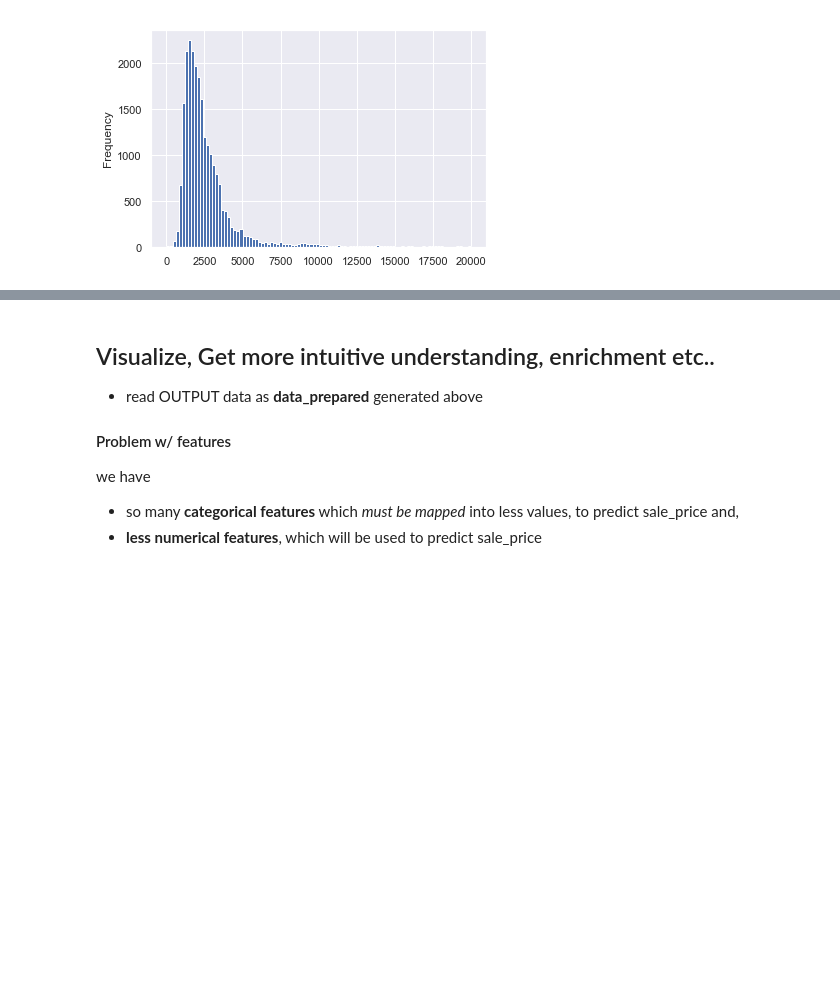
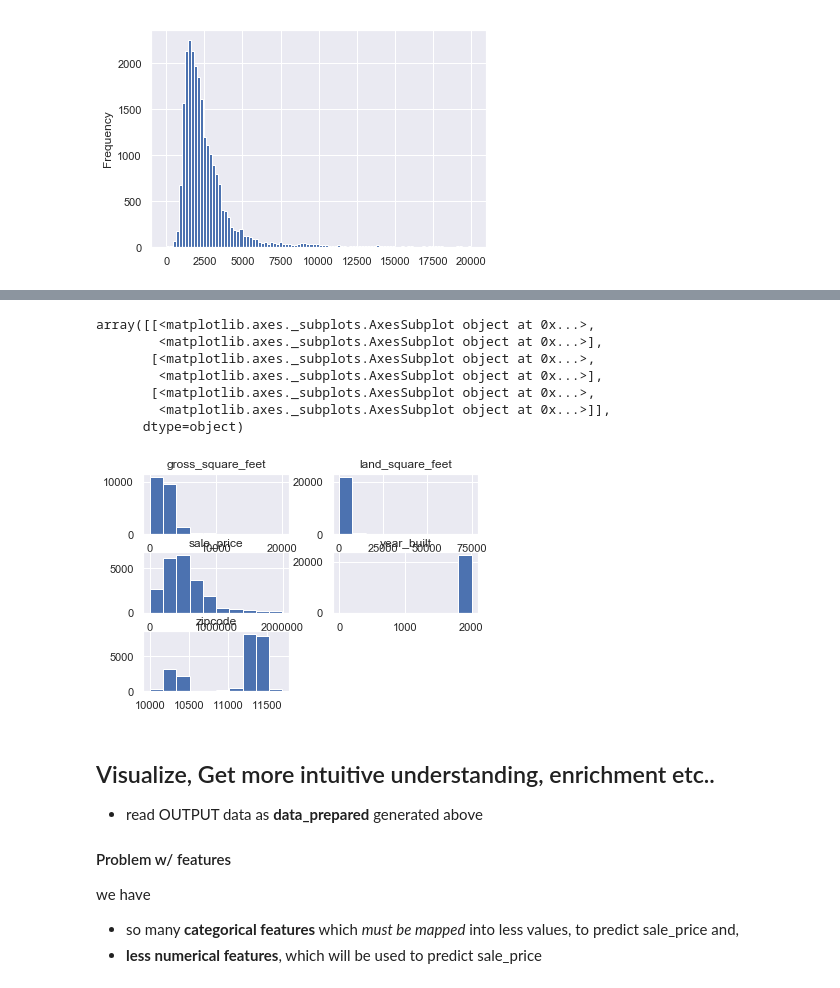
Before and after one commit to tansudasli/analytics-sandbox, a Jupyter notebook: real_estate_of_nyc_EDA.ipynb, the cells around one changed output, grey strips where cells are left out. Cells and saved outputs as stored; diff of their text form; code cells hidden in the pictures; blank space fills up the shorter version.

```diff
--- a/real_estate_of_nyc_EDA.ipynb
+++ b/real_estate_of_nyc_EDA.ipynb
@@ -585,3 +617,14 @@ len(data_cleaned)
+# %%
+data_cleaned.hist()
+# %% [output]
+array([[<matplotlib.axes._subplots.AxesSubplot object at 0x...>,
+        <matplotlib.axes._subplots.AxesSubplot object at 0x...>],
+       [<matplotlib.axes._subplots.AxesSubplot object at 0x...>,
+        <matplotlib.axes._subplots.AxesSubplot object at 0x...>],
+       [<matplotlib.axes._subplots.AxesSubplot object at 0x...>,
+        <matplotlib.axes._subplots.AxesSubplot object at 0x...>]],
+      dtype=object)
+[figure, added]
 # %%
 export_csv = data_cleaned.to_csv (r'./dataset/housing/output_after_eda.csv',
                                   index = None,
```
Also changed, not shown: parts of 6 cells of this notebook.
